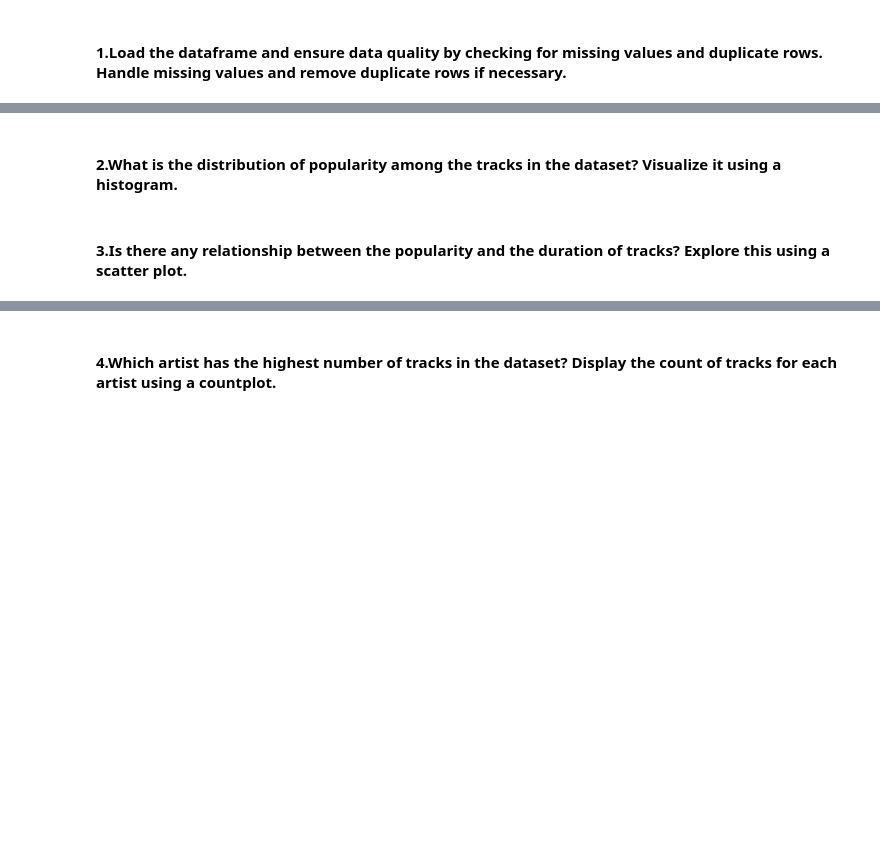
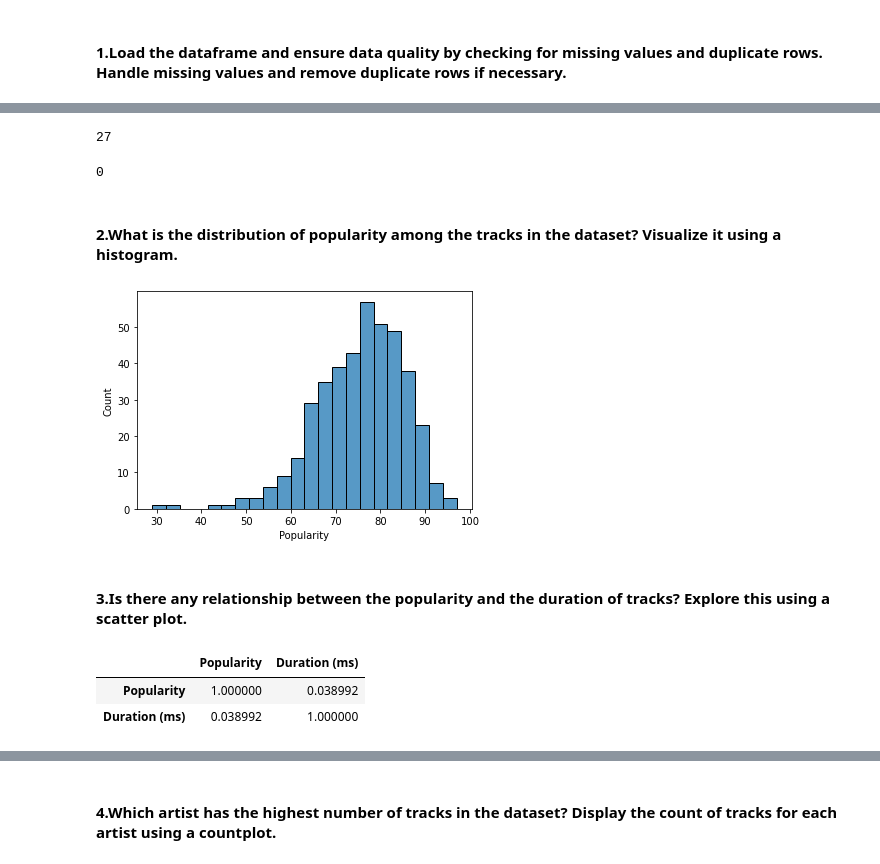
Before and after one commit to Noorain-Raza-coder/EDA-AmazonSales-Spotify, a Jupyter notebook: SpotifyDataAnalysis.ipynb, the cells around one changed output, grey strips where cells are left out. Saved outputs shown, nothing was run; the diff lists cells and outputs as text; code cells hidden in the pictures; blank space fills up the shorter version.

Commit message:
spotify data analysis is done.

```diff
--- a/SpotifyDataAnalysis.ipynb
+++ b/SpotifyDataAnalysis.ipynb
@@ -30,2 +37,5 @@ exploration.
 # %% [markdown]
 #### 1.Load the dataframe and ensure data quality by checking for missing values and duplicate rows. Handle missing values and remove duplicate rows if necessary.
+# %%
+df = pd.read_csv("spotify.csv")
+df.head(10)
@@ -32,4 +69,25 @@ exploration.
+# %%
+df.duplicated().sum()
+# %% [output]
+27
+# %%
+df.drop_duplicates(inplace=True)
+# %%
+df.duplicated().sum()
+# %% [output]
+0
 # %% [markdown]
 #### 2.What is the distribution of popularity among the tracks in the dataset? Visualize it using a histogram.
+# %%
+sns.histplot(df['Popularity'])
+plt.show()
+# %% [output]
+[figure, added]
 # %% [markdown]
 #### 3.Is there any relationship between the popularity and the duration of tracks? Explore this using a scatter plot.
+# %%
+df[['Popularity','Duration (ms)']].corr()
+# %% [output]
+|  | Popularity | Duration (ms) |
+| Popularity | 1.000000 | 0.038992 |
+| Duration (ms) | 0.038992 | 1.000000 |
```
Also changed, not shown: parts of 21 cells of this notebook.
